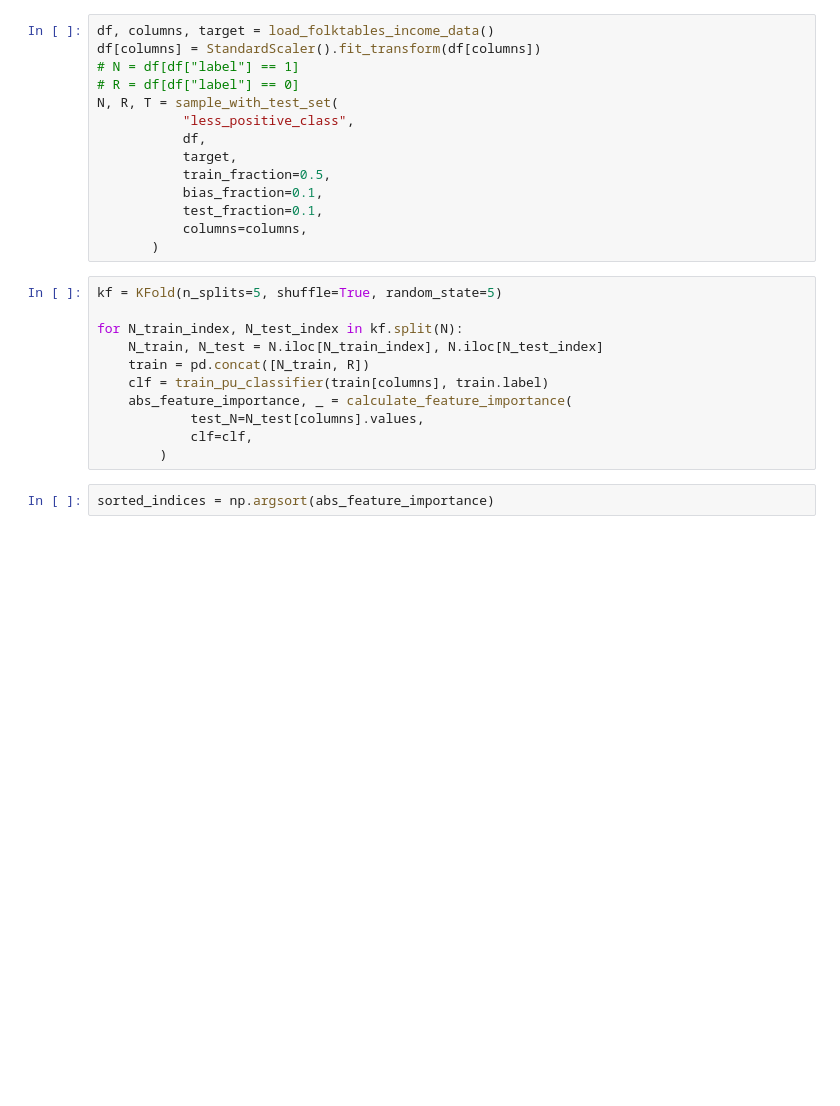
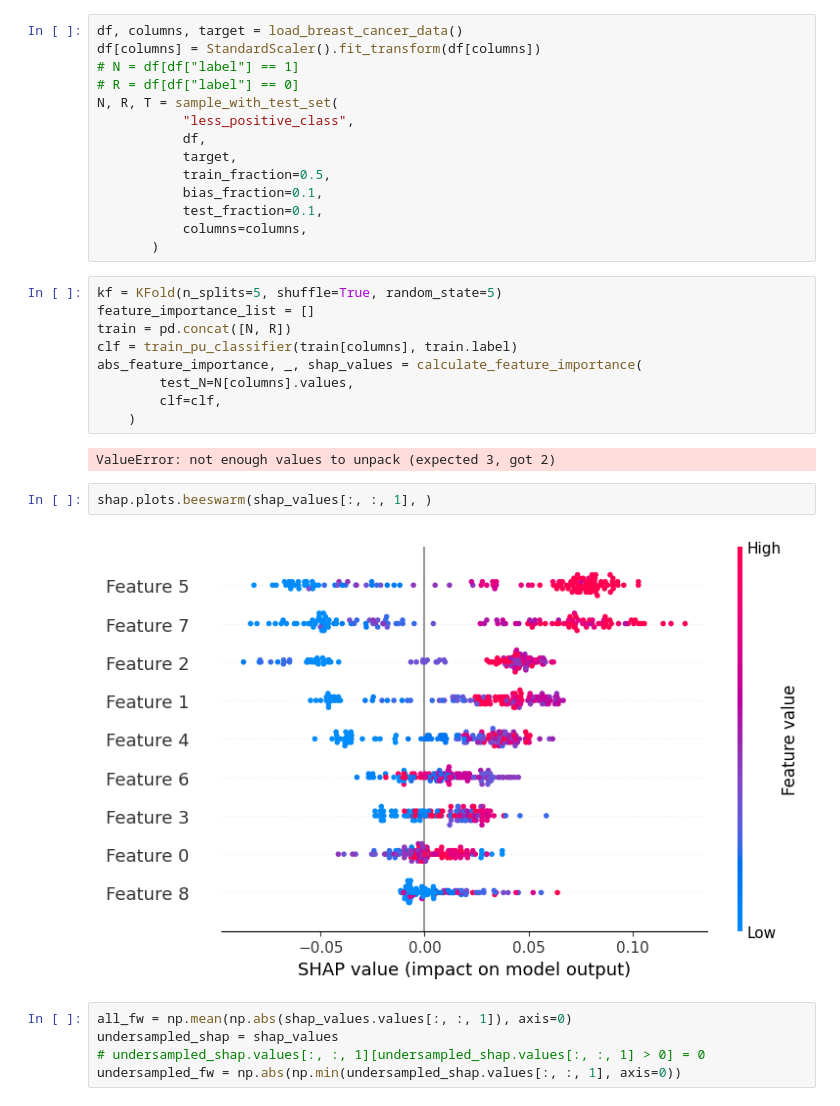
Before and after one commit to kramerlab/FeatureWeightDebiasing, a Jupyter notebook: src/create_shapley_diagrams.ipynb, the cells around one changed output. Cells and saved outputs as stored; diff of their text form; blank space fills up the shorter version.

```diff
--- a/src/create_shapley_diagrams.ipynb
+++ b/src/create_shapley_diagrams.ipynb
@@ -13,5 +15,5 @@ from sklearn.model_selection import KFold
 # %%
-df, columns, target = load_folktables_income_data()
+df, columns, target = load_breast_cancer_data()
 df[columns] = StandardScaler().fit_transform(df[columns])
 # N = df[df["label"] == 1]
 # R = df[df["label"] == 0]
@@ -26,15 +28,22 @@ N, R, T = sample_with_test_set(
        )
 # %%
 kf = KFold(n_splits=5, shuffle=True, random_state=5)
-
-for N_train_index, N_test_index in kf.split(N):
-    N_train, N_test = N.iloc[N_train_index], N.iloc[N_test_index]
-    train = pd.concat([N_train, R])
-    clf = train_pu_classifier(train[columns], train.label)
-    abs_feature_importance, _ = calculate_feature_importance(
-            test_N=N_test[columns].values,
-            clf=clf,
-        )
+feature_importance_list = []
+train = pd.concat([N, R])
+clf = train_pu_classifier(train[columns], train.label)
+abs_feature_importance, _, shap_values = calculate_feature_importance(
+        test_N=N[columns].values,
+        clf=clf,
+    )
+# %% [output]
+ValueError: not enough values to unpack (expected 3, got 2)
-# %%
-sorted_indices = np.argsort(abs_feature_importance)
+# %%
+shap.plots.beeswarm(shap_values[:, :, 1], )
+# %% [output]
+[figure, added]
+# %%
+all_fw = np.mean(np.abs(shap_values.values[:, :, 1]), axis=0)
+undersampled_shap = shap_values
+# undersampled_shap.values[:, :, 1][undersampled_shap.values[:, :, 1] > 0] = 0
+undersampled_fw = np.abs(np.min(undersampled_shap.values[:, :, 1], axis=0))
 # %%
```
Also changed, not shown: parts of 6 cells of this notebook, 12 other files.
